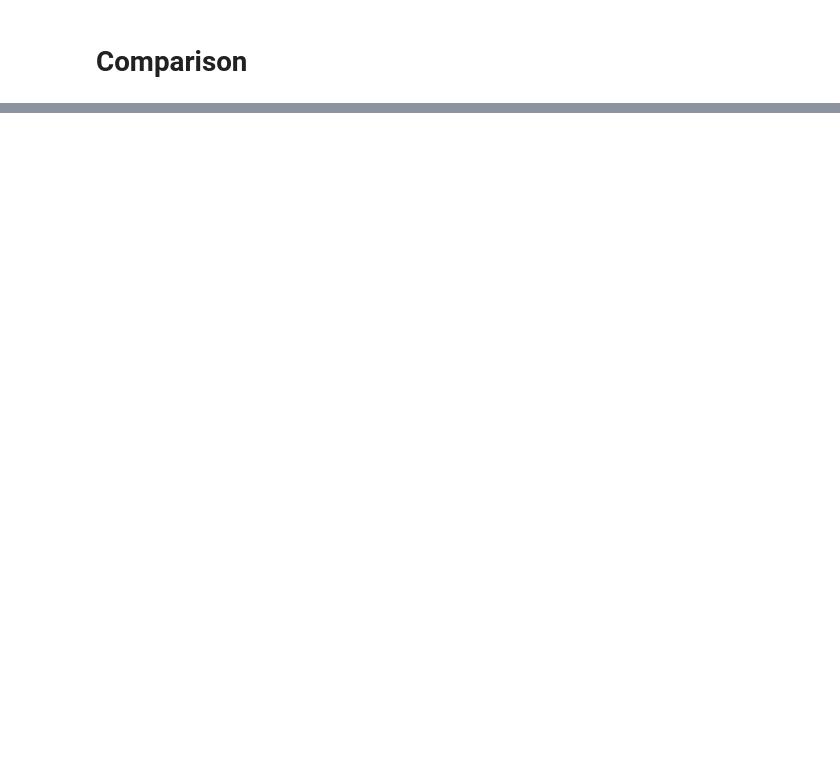
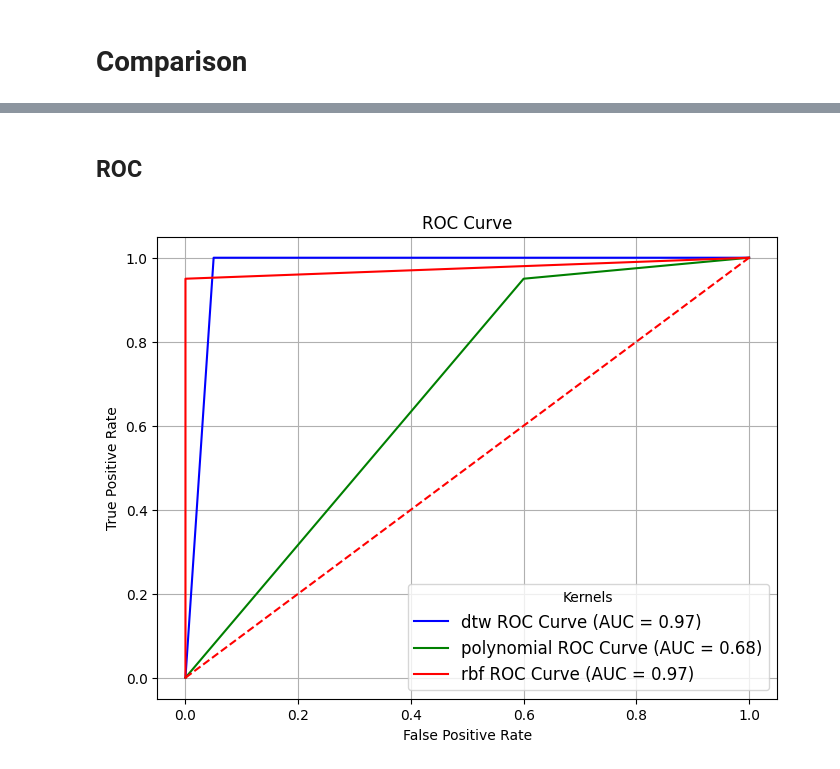
Before and after one commit to MarStreicher/IDA_Laser, a Jupyter notebook: src/evaluation/comparison.ipynb, the cells around one changed output, grey strips where cells are left out. Cells and saved outputs as stored; diff of their text form; code cells hidden in the pictures; blank space fills up the shorter version.

```diff
--- a/src/evaluation/comparison.ipynb
+++ b/src/evaluation/comparison.ipynb
@@ -78,0 +155,36 @@ rbf_var = 0.0
+# %% [markdown]
+## ROC
+# %%
+fpr_dict = {
+    name: data[f'{name}_test_result']['fpr']
+    for name in test_results
+}
+
+tpr_dict = {
+    name: data[f'{name}_test_result']['tpr']
+    for name in test_results
+}
+
+auc_dict = {
+    name: data[f'{name}_test_result']['auc']
+    for name in test_results
+}
+
+
+plt.figure(figsize=(8, 6))
+for name in test_results:
+    fpr = fpr_dict[name]
+    tpr = tpr_dict[name]
+    auc = auc_dict[name]
+
+    plt.plot(fpr, tpr, color=colors.get(name, 'black'), label=f'{name} ROC Curve (AUC = {auc:.2f})')
+
+plt.plot([0, 1], [0, 1], color='red', linestyle='--')
+plt.xlabel('False Positive Rate')
+plt.ylabel('True Positive Rate')
+plt.title(f'ROC Curve')
+plt.legend(title="Kernels", fontsize=12)
+plt.grid(True)
+plt.show()
+# %% [output]
+[figure, added]
```
Also changed, not shown: parts of 15 cells of this notebook, 9 other files.
